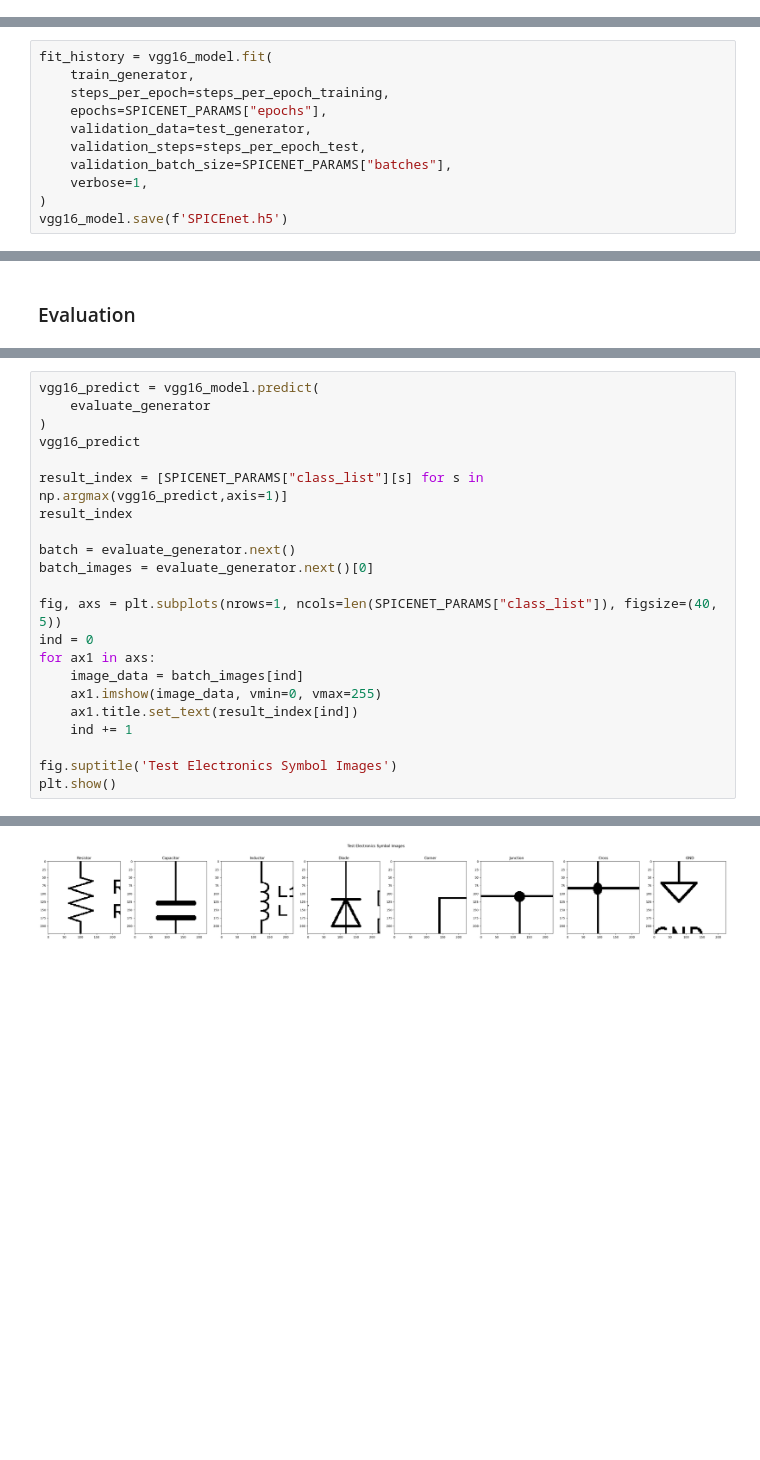
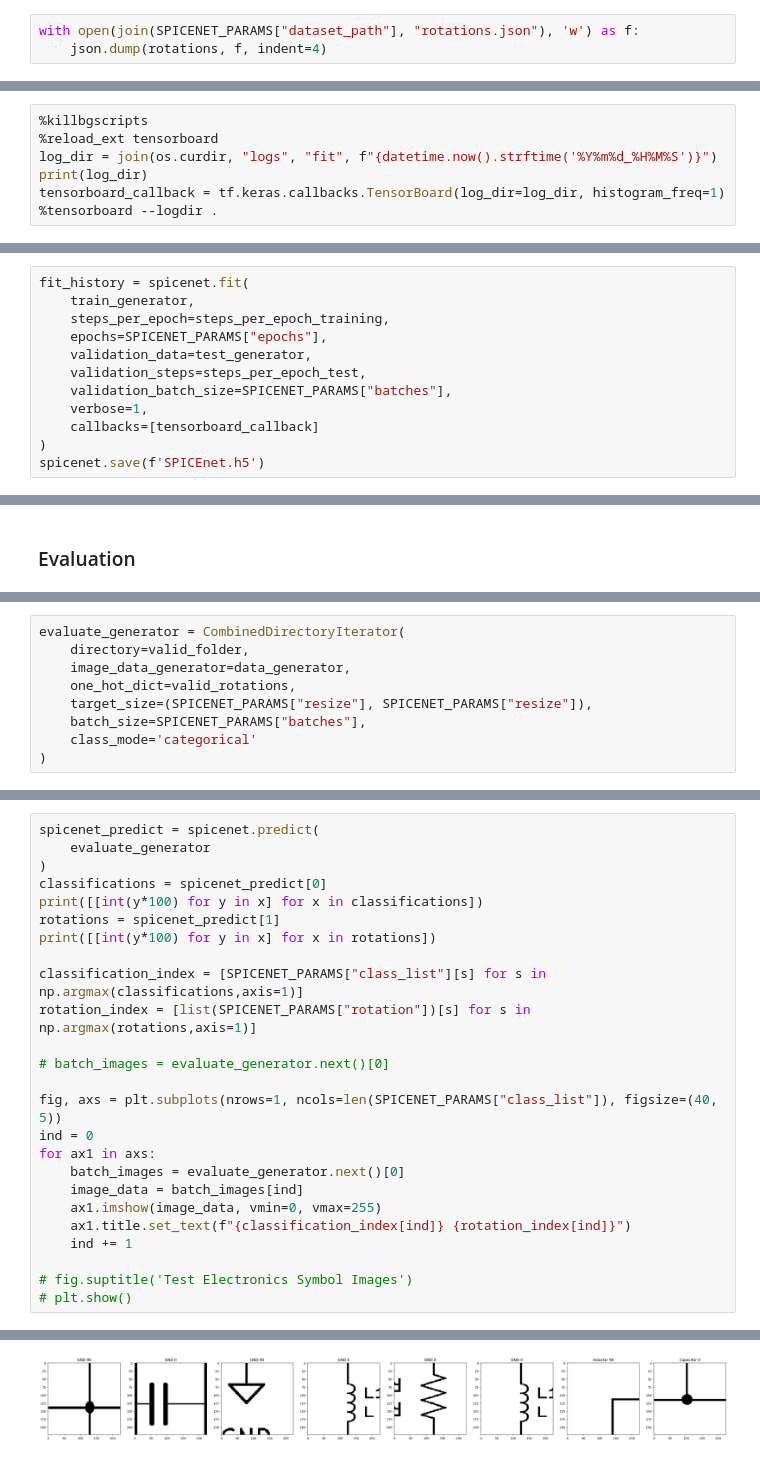
Before and after one commit to jake-is-ESD-protected/SPICEnet, a Jupyter notebook: SPICEnet.ipynb, the cells around one changed output, grey strips where cells are left out. Drawn from its saved outputs; the diff is of its cells as text; blank space fills up the shorter version.

Commit message:
safety save

```diff
--- a/SPICEnet.ipynb
+++ b/SPICEnet.ipynb
@@ -224,6 +245,9 @@ Creating 'GND' symbols...
 Creating 'GND' symbols...
 Creating dataset directory...
 Done.
+# %%
+with open(join(SPICENET_PARAMS["dataset_path"], "rotations.json"), 'w') as f:
+    json.dump(rotations, f, indent=4)
 # %% [markdown]
 ### Data sighting
 # %%
@@ -304,0 +362,7 @@ steps_per_epoch_test = len(test_generator)
+# %%
+%killbgscripts
+%reload_ext tensorboard
+log_dir = join(os.curdir, "logs", "fit", f"{datetime.now().strftime('%Y%m%d_%H%M%S')}")
+print(log_dir)
+tensorboard_callback = tf.keras.callbacks.TensorBoard(log_dir=log_dir, histogram_freq=1)
+%tensorboard --logdir .
@@ -305,5 +373,5 @@ steps_per_epoch_test = len(test_generator)
 # %%
-fit_history = vgg16_model.fit(
+fit_history = spicenet.fit(
     train_generator,
     steps_per_epoch=steps_per_epoch_training,
     epochs=SPICENET_PARAMS["epochs"],
@@ -311,7 +379,8 @@ fit_history = vgg16_model.fit(
     validation_steps=steps_per_epoch_test,
     validation_batch_size=SPICENET_PARAMS["batches"],
     verbose=1,
+    callbacks=[tensorboard_callback]
 )
-vgg16_model.save(f'SPICEnet.h5')
+spicenet.save(f'SPICEnet.h5')
 # %% [output]
 Epoch 1/2
@@ -358,0 +454,9 @@ Found 8 images belonging to 8 classes.
+# %%
+evaluate_generator = CombinedDirectoryIterator(
+    directory=valid_folder,
+    image_data_generator=data_generator,
+    one_hot_dict=valid_rotations,
+    target_size=(SPICENET_PARAMS["resize"], SPICENET_PARAMS["resize"]),
+    batch_size=SPICENET_PARAMS["batches"],
+    class_mode='categorical'
+)
@@ -370,23 +478,26 @@ VGG16 Accuracy: 1.0
 # %%
-vgg16_predict = vgg16_model.predict(
+spicenet_predict = spicenet.predict(
     evaluate_generator
 )
-vgg16_predict
+classifications = spicenet_predict[0]
+print([[int(y*100) for y in x] for x in classifications])
+rotations = spicenet_predict[1]
+print([[int(y*100) for y in x] for x in rotations])
 
-result_index = [SPICENET_PARAMS["class_list"][s] for s in np.argmax(vgg16_predict,axis=1)]
-result_index
+classification_index = [SPICENET_PARAMS["class_list"][s] for s in np.argmax(classifications,axis=1)]
+rotation_index = [list(SPICENET_PARAMS["rotation"])[s] for s in np.argmax(rotations,axis=1)]
 
-batch = evaluate_generator.next()
-batch_images = evaluate_generator.next()[0]
+# batch_images = evaluate_generator.next()[0]
 
 fig, axs = plt.subplots(nrows=1, ncols=len(SPICENET_PARAMS["class_list"]), figsize=(40, 5))
 ind = 0
 for ax1 in axs:
+    batch_images = evaluate_generator.next()[0]
     image_data = batch_images[ind]
     ax1.imshow(image_data, vmin=0, vmax=255)
-    ax1.title.set_text(result_index[ind])
+    ax1.title.set_text(f"{classification_index[ind]} {rotation_index[ind]}")
     ind += 1
 
-fig.suptitle('Test Electronics Symbol Images')
-plt.show()
+# fig.suptitle('Test Electronics Symbol Images')
+# plt.show()
 # %% [output]
@@ -402 +519 @@ Clipping input data to the valid range for imshow with RGB data ([0..1] for floa
-[figure, old version]
+[figure, new version]
```
Also changed, not shown: parts of 33 cells of this notebook.
